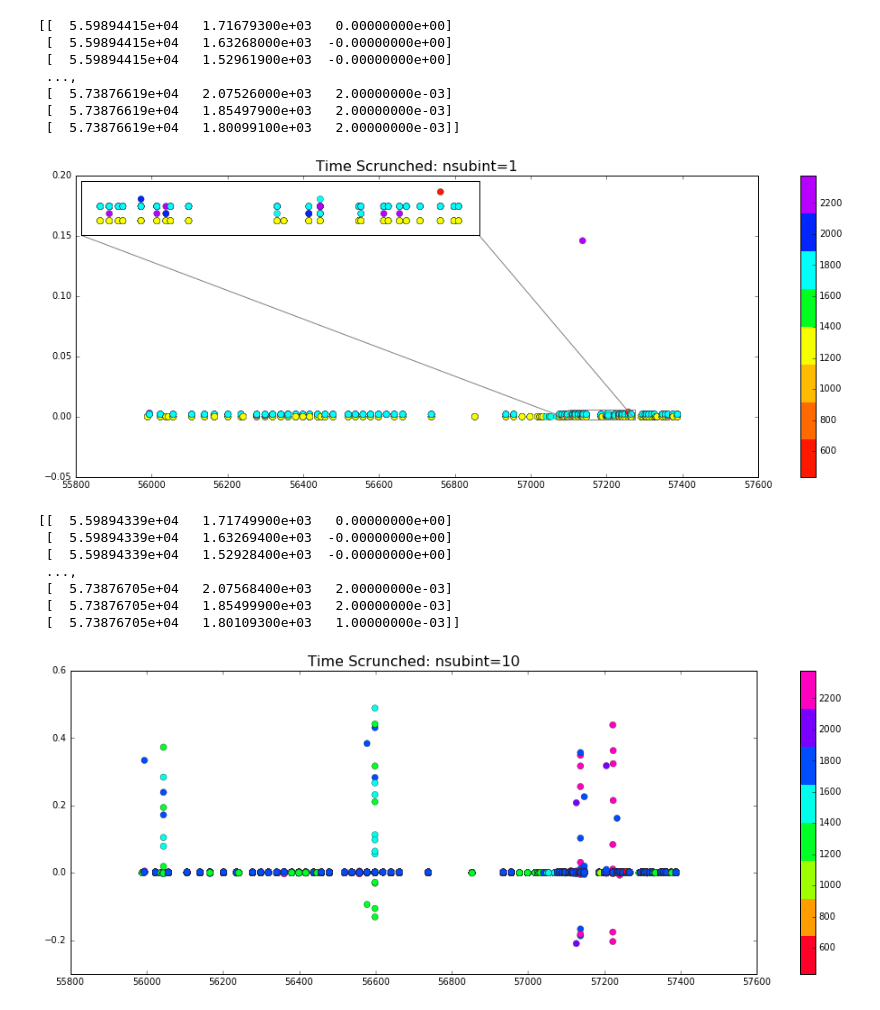
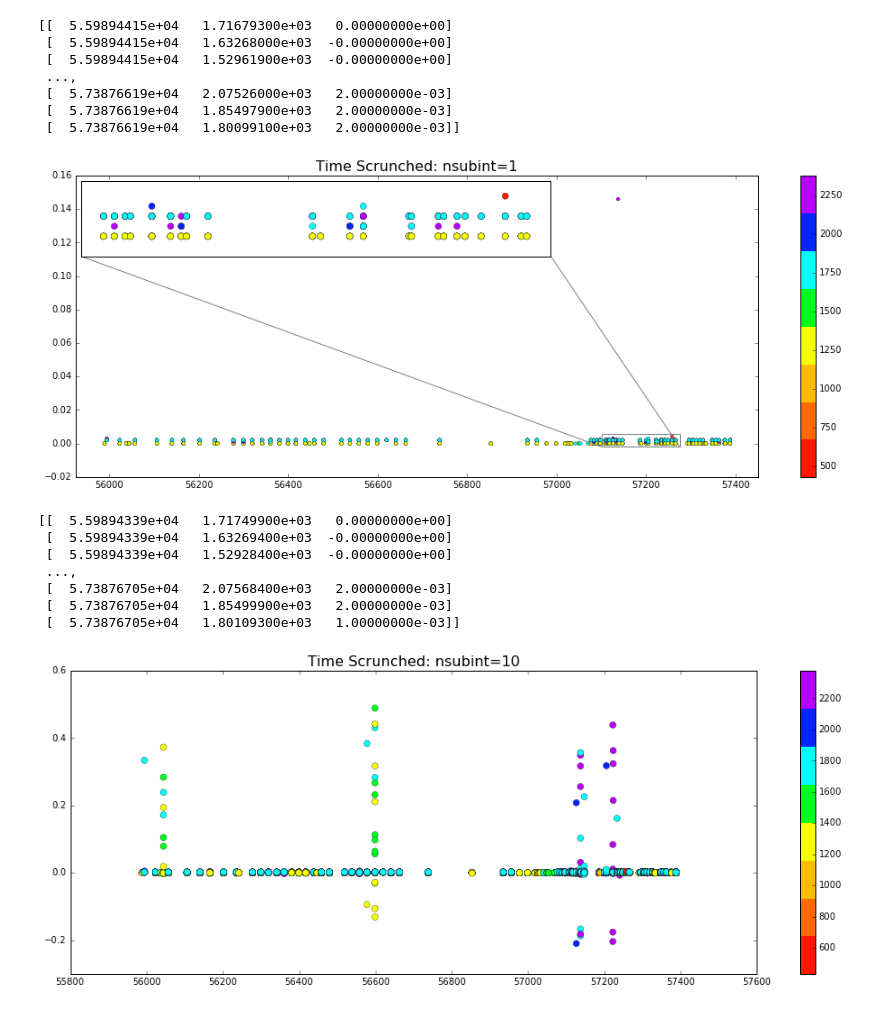
Before and after one commit to elliesch/pulsar_codes, a Jupyter notebook: ResidVsTime.ipynb, the cells around one changed output. Cells and saved outputs as stored; diff of their text form; code cells hidden in the pictures.

Commit message:
Duplicated plot

```diff
--- a/ResidVsTime.ipynb
+++ b/ResidVsTime.ipynb
@@ -37,26 +34,34 @@ from matplotlib.colors import LinearSegmentedColormap
 interval=np.hstack([np.linspace(0.05, 0.25), np.linspace(0.35,0.9)])
 colors=plt.cm.gist_rainbow(interval)
 cmap=LinearSegmentedColormap.from_list('name', colors, 8)
+
+#setting tick numbers for the colorbar too
+from matplotlib import ticker
+
+tick_locator = ticker.MaxNLocator(nbins=9)
 # %%
 #Plot residual vs. MJD. (Time Scrunched to 1 subinterval)
 
 #Create the plot and the adjoined color bar
 fig,ax = plt.subplots(figsize=(17,6))
-cax = ax.scatter(TOA_64, resid_64, c=freq_64, s=50, edgecolor='#262626', linewidth='0.35', cmap=cmap)
+cax = ax.scatter(TOA_64, resid_64, c=freq_64, s=15, edgecolor='#262626', linewidth='0.35', cmap=cmap)
 ax.set_title('Time Scrunched: nsubint=1', fontsize='16')
-fig.colorbar(cax, ticklocation)
+ax.set_xlim(55925, 57450)
+cb = fig.colorbar(cax)
+cb.locator = tick_locator
+cb.update_ticks()
 
 #Creating the zoomed portion of the plot
 axins = zoomed_inset_axes(ax, 6, loc=2) # zoom-factor: 2.5, location: upper-left
 axins.scatter(TOA_64, resid_64, c=freq_64, s=50, edgecolor='#262626', linewidth='0.35', cmap=cmap)
 x1, x2, y1, y2 = 57100, 57275, -0.002, 0.0055 # specify the limits
 axins.set_xlim(x1, x2) # apply the x-limits
 axins.set_ylim(y1, y2) # apply the y-limits
 plt.tick_params(axis='both', bottom='off', top='off', left='off', right='off', labelbottom='off', labelleft='off')
 
 mark_inset(ax, axins, loc1=3, loc2=4, fc="none", ec="0.5") #Draw the lines to the plot
 
 plt.show()
 # %% [output]
-[figure, old version]
+[figure, new version]
 # %%
@@ -79,17 +84,17 @@ resid_2 = arrays_factor2[:,2]
  [  5.73876705e+04   1.80109300e+03   1.00000000e-03]]
 # %%
 #Plot residual vs. MJD. (Time Scrunched in half to 10 subintervals)
-
-cmap = plt.get_cmap('gist_rainbow', 8)
 
 fig,ax = plt.subplots(figsize=(17,6))
 cax = ax.scatter(TOA_2, resid_2, c=freq_2, s=50, edgecolor='#262626', linewidth='0.35', cmap=cmap)
 ax.set_title('Time Scrunched: nsubint=10', fontsize='16')
 fig.colorbar(cax)
+cb.locator = tick_locator
+cb.update_ticks()
 
 plt.show()
 # %% [output]
-[figure, old version]
+[figure, new version]
 # %%
 #Importing arrays for nots, no time scrunching so original number of time bins
 
```
Also changed, not shown: parts of 23 cells of this notebook.
